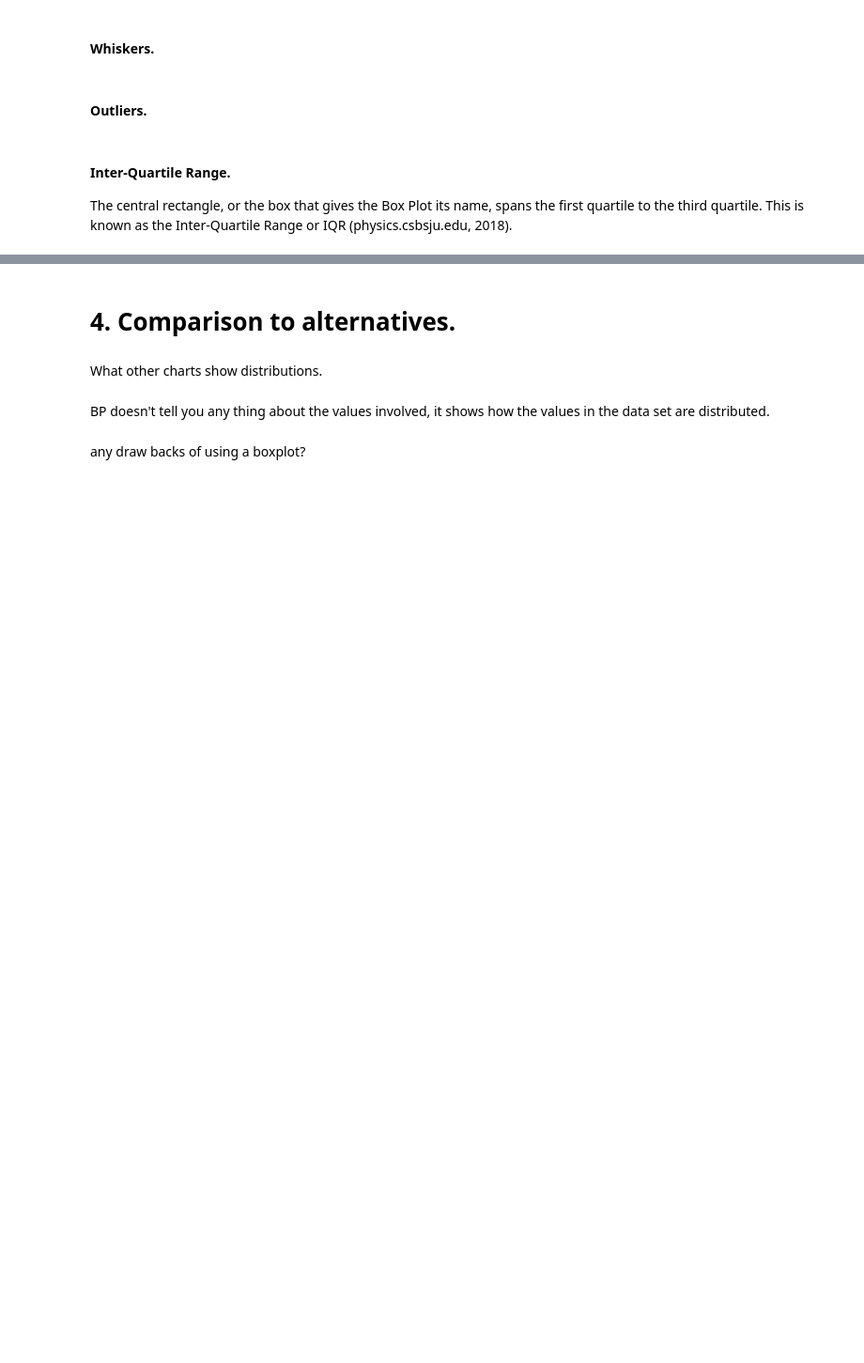
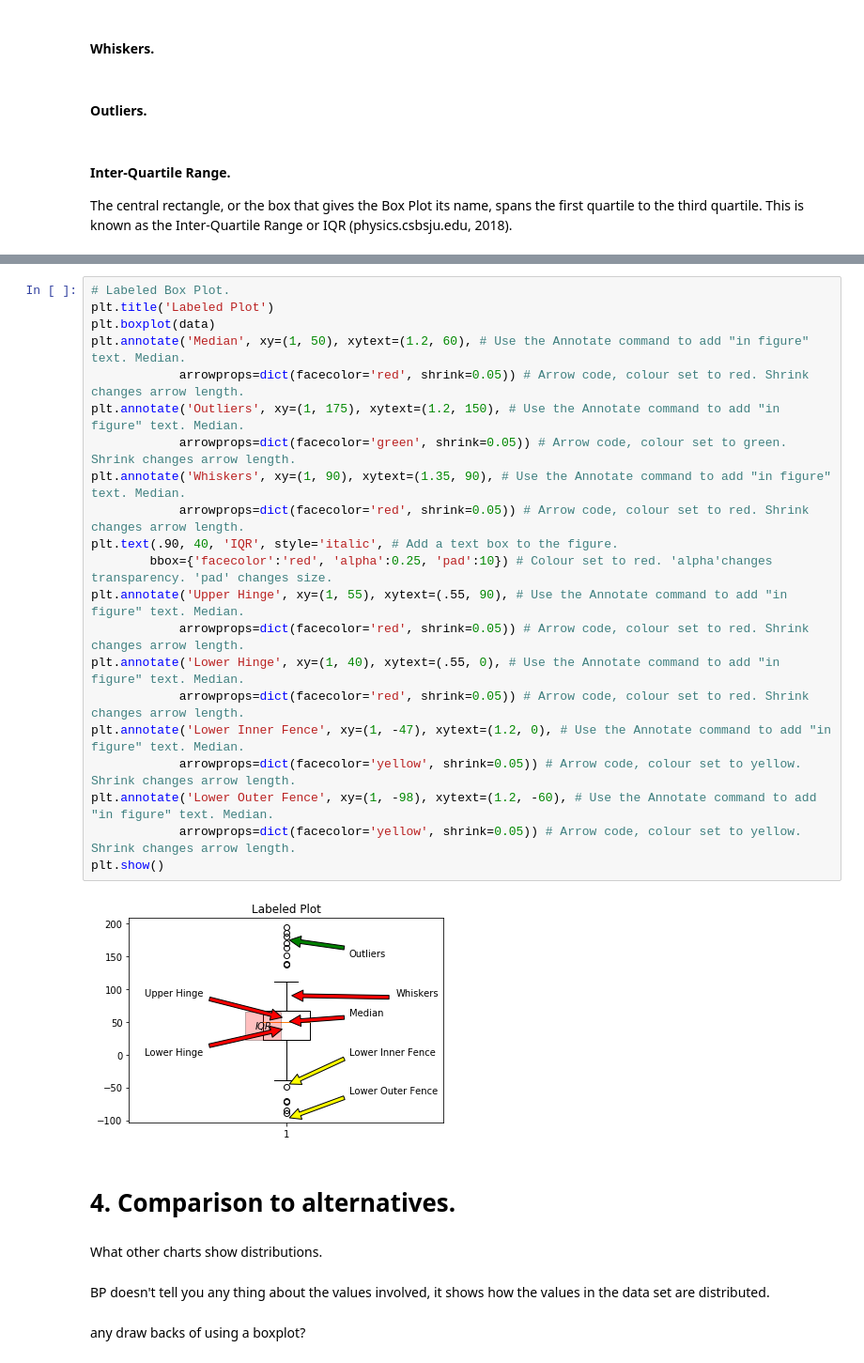
Before and after one commit to Wayne742/Fundamentals-Project-S2-2018, a Jupyter notebook: Fundamentals of Data Analysis Project 2018.ipynb, the cells around one changed output, grey strips where cells are left out. Shown: that part at 94% size. Cells and saved outputs as stored; diff of their text form; blank space fills up the shorter version.

```diff
--- a/Fundamentals of Data Analysis Project 2018.ipynb
+++ b/Fundamentals of Data Analysis Project 2018.ipynb
@@ -212,3 +222,26 @@ The central rectangle, or the box that gives the Box Plot its name, spans the fi
+# %%
+# Labeled Box Plot.
+plt.title('Labeled Plot')
+plt.boxplot(data)
+plt.annotate('Median', xy=(1, 50), xytext=(1.2, 60), # Use the Annotate command to add "in figure" text. Median.
+            arrowprops=dict(facecolor='red', shrink=0.05)) # Arrow code, colour set to red. Shrink changes arrow length.
+plt.annotate('Outliers', xy=(1, 175), xytext=(1.2, 150), # Use the Annotate command to add "in figure" text. Median.
+            arrowprops=dict(facecolor='green', shrink=0.05)) # Arrow code, colour set to green. Shrink changes arrow length.
+plt.annotate('Whiskers', xy=(1, 90), xytext=(1.35, 90), # Use the Annotate command to add "in figure" text. Median.
+            arrowprops=dict(facecolor='red', shrink=0.05)) # Arrow code, colour set to red. Shrink changes arrow length.
+plt.text(.90, 40, 'IQR', style='italic', # Add a text box to the figure.
+        bbox={'facecolor':'red', 'alpha':0.25, 'pad':10}) # Colour set to red. 'alpha'changes transparency. 'pad' changes size.
+plt.annotate('Upper Hinge', xy=(1, 55), xytext=(.55, 90), # Use the Annotate command to add "in figure" text. Median.
+            arrowprops=dict(facecolor='red', shrink=0.05)) # Arrow code, colour set to red. Shrink changes arrow length.
+plt.annotate('Lower Hinge', xy=(1, 40), xytext=(.55, 0), # Use the Annotate command to add "in figure" text. Median.
+            arrowprops=dict(facecolor='red', shrink=0.05)) # Arrow code, colour set to red. Shrink changes arrow length.
+plt.annotate('Lower Inner Fence', xy=(1, -47), xytext=(1.2, 0), # Use the Annotate command to add "in figure" text. Median.
+            arrowprops=dict(facecolor='yellow', shrink=0.05)) # Arrow code, colour set to yellow. Shrink changes arrow length.
+plt.annotate('Lower Outer Fence', xy=(1, -98), xytext=(1.2, -60), # Use the Annotate command to add "in figure" text. Median.
+            arrowprops=dict(facecolor='yellow', shrink=0.05)) # Arrow code, colour set to yellow. Shrink changes arrow length.
+plt.show()
+# %% [output]
+[figure, added]
 # %% [markdown]
 # 4. Comparison to alternatives.
 # %% [markdown]
```
Also changed, not shown: parts of 14 cells of this notebook.
